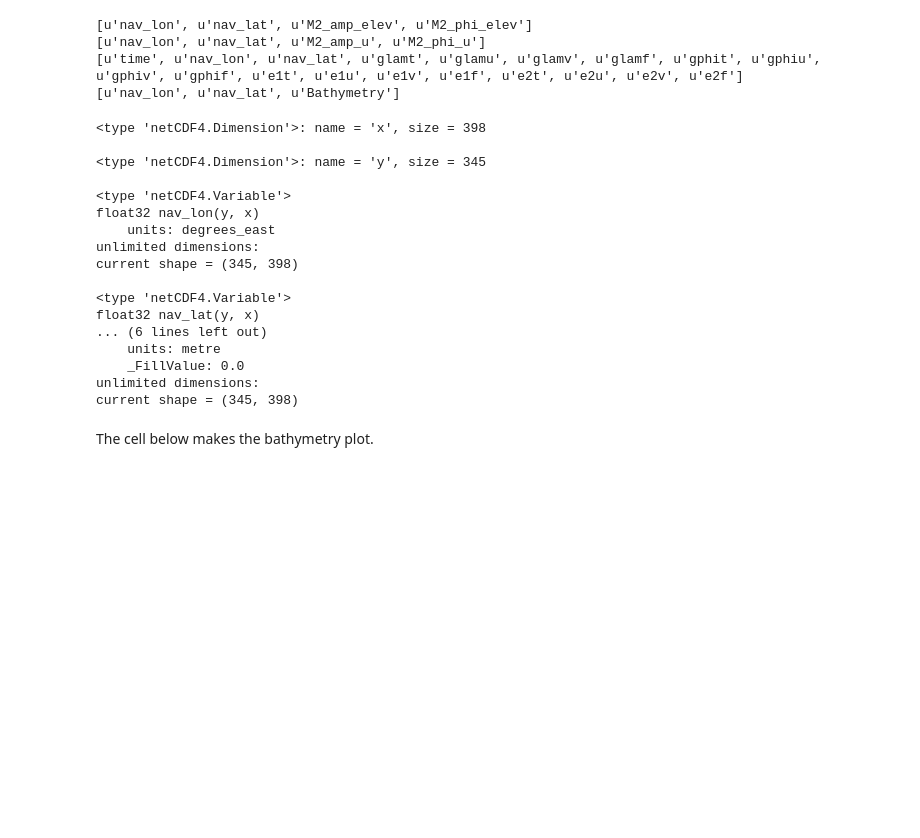
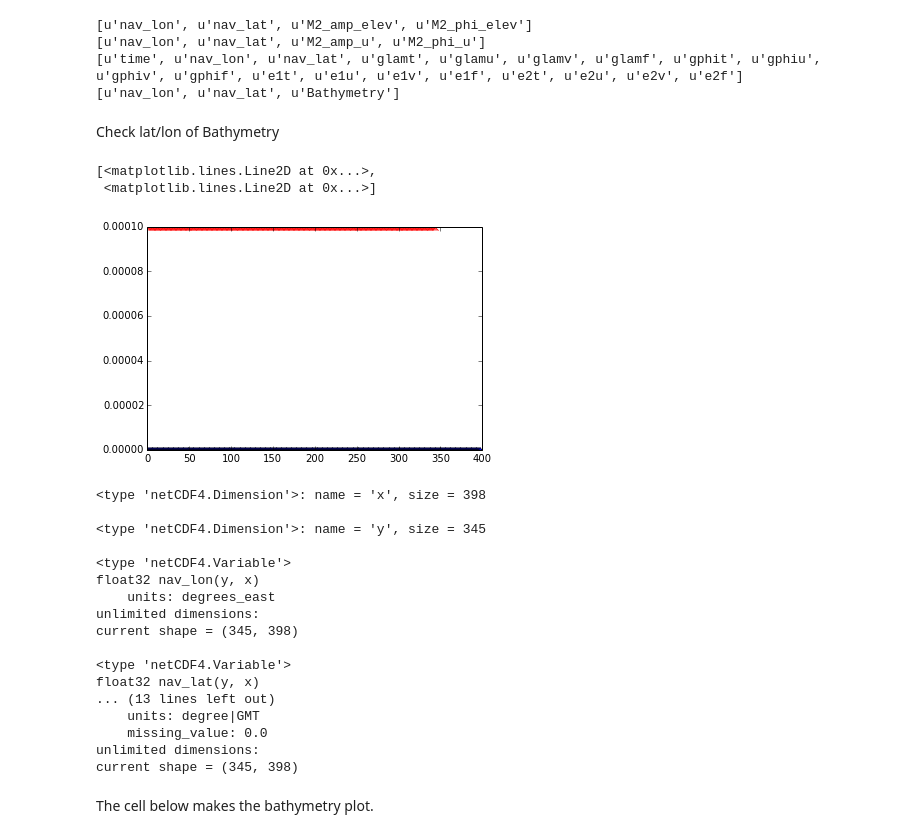
Before and after one commit to SalishSeaCast/tools, a Jupyter notebook: I_ForcingFiles/LookatInitialForcingFiles.ipynb, the cells around one changed output. Saved outputs shown, nothing was run; the diff lists cells and outputs as text; code cells hidden in the pictures; blank space fills up the shorter version.

```diff
--- a/I_ForcingFiles/LookatInitialForcingFiles.ipynb
+++ b/I_ForcingFiles/LookatInitialForcingFiles.ipynb
@@ -38,10 +38,22 @@ print fB.variables.keys()
 [u'nav_lon', u'nav_lat', u'M2_amp_u', u'M2_phi_u']
 [u'time', u'nav_lon', u'nav_lat', u'glamt', u'glamu', u'glamv', u'glamf', u'gphit', u'gphiu', u'gphiv', u'gphif', u'e1t', u'e1u', u'e1v', u'e1f', u'e2t', u'e2u', u'e2v', u'e2f']
 [u'nav_lon', u'nav_lat', u'Bathymetry']
+# %% [markdown]
+Check lat/lon of Bathymetry
+# %%
+latT = fT.variables['nav_lat']
+lonT = fT.variables['nav_lon']
+latB = fB.variables['nav_lat']
+lonB = fB.variables['nav_lon']
+pylab.plot(latT[1,:]-latB[1,:],'*',lonT[:,1]-lonB[:,1]+0.0001,'xr')
+# %% [output]
+[<matplotlib.lines.Line2D at 0x...>,
+ <matplotlib.lines.Line2D at 0x...>]
+[figure, added]
 # %%
 for dim in fU.dimensions.values():
     print dim
-for var in fB.variables.values():
+for var in fU.variables.values():
     print var
 # %% [output]
 <type 'netCDF4.Dimension'>: name = 'x', size = 398
@@ -56,9 +68,9 @@ current shape = (345, 398)
 
 <type 'netCDF4.Variable'>
 float32 nav_lat(y, x)
-... (6 lines left out)
-    units: metre
-    _FillValue: 0.0
+... (13 lines left out)
+    units: degree|GMT
+    missing_value: 0.0
 unlimited dimensions:
 current shape = (345, 398)
 # %% [markdown]
```
Also changed, not shown: parts of 2 cells of this notebook, 1 other file.
